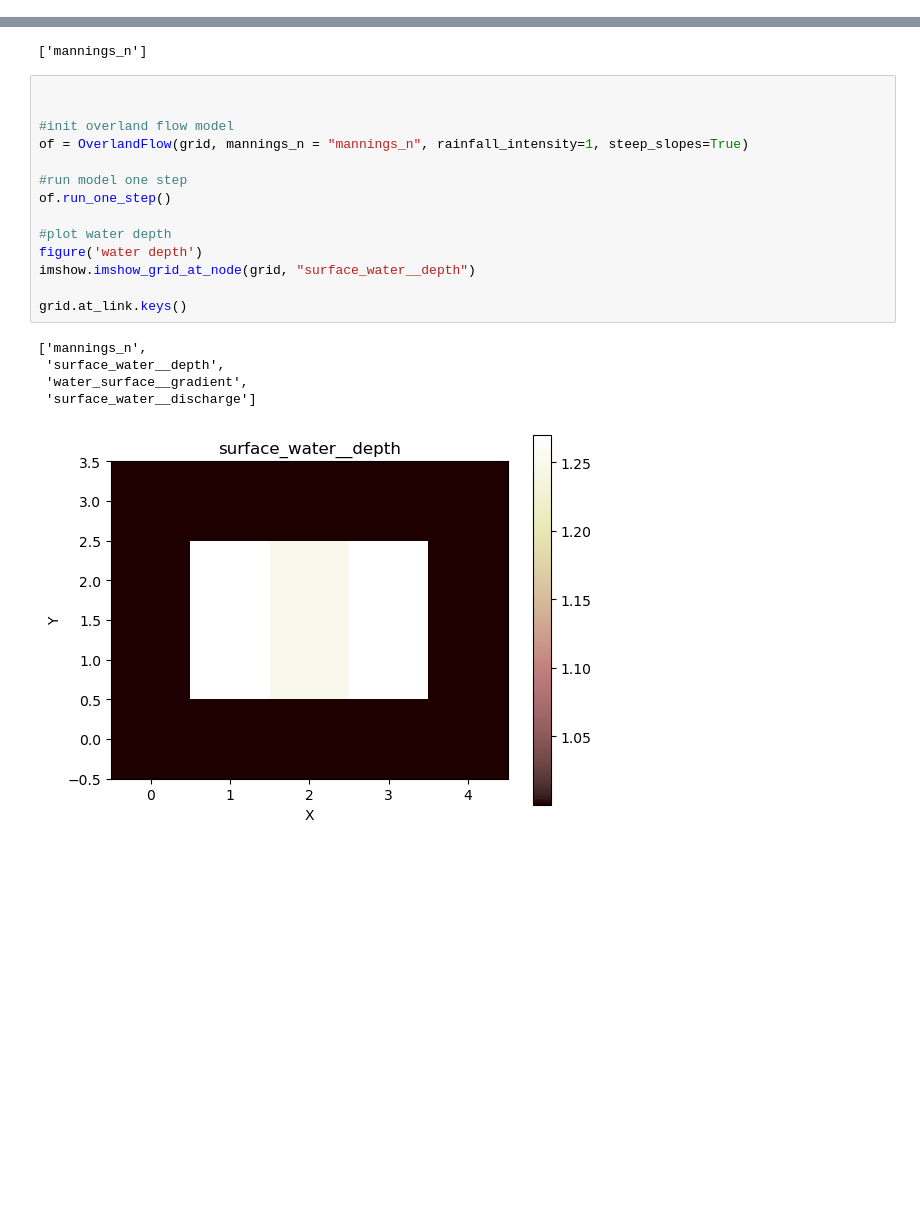
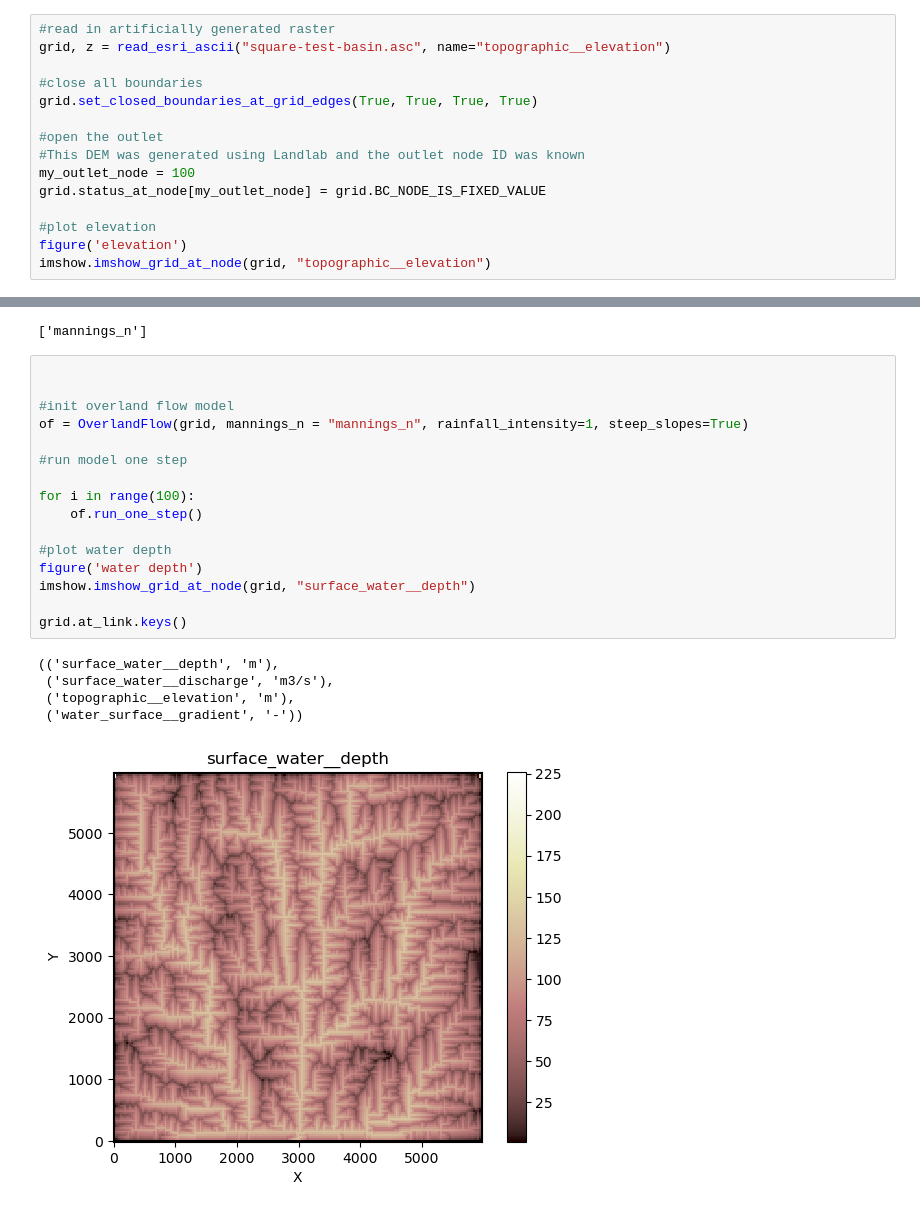
Before and after one commit to csdms-espin/Overland_flow_veg, a Jupyter notebook: overlandflow_scratch.ipynb, the cells around one changed output, grey strips where cells are left out. Drawn from its saved outputs; the diff is of its cells as text; blank space fills up the shorter version.

Commit message:
added raster

```diff
--- a/overlandflow_scratch.ipynb
+++ b/overlandflow_scratch.ipynb
@@ -26,0 +14,15 @@ imshow.imshow_grid_at_node(grid, "topographic__elevation")
+# %%
+#read in artificially generated raster
+grid, z = read_esri_ascii("square-test-basin.asc", name="topographic__elevation")
+
+#close all boundaries
+grid.set_closed_boundaries_at_grid_edges(True, True, True, True)
+
+#open the outlet
+#This DEM was generated using Landlab and the outlet node ID was known
+my_outlet_node = 100
+grid.status_at_node[my_outlet_node] = grid.BC_NODE_IS_FIXED_VALUE
+
+#plot elevation
+figure('elevation')
+imshow.imshow_grid_at_node(grid, "topographic__elevation")
@@ -60,20 +63,22 @@ grid.at_link.keys()
 # %%
 
 
 #init overland flow model
 of = OverlandFlow(grid, mannings_n = "mannings_n", rainfall_intensity=1, steep_slopes=True)
 
 #run model one step
-of.run_one_step()
+
+for i in range(100):
+    of.run_one_step()
 
 #plot water depth
 figure('water depth')
 imshow.imshow_grid_at_node(grid, "surface_water__depth")
 
 grid.at_link.keys()
 # %% [output]
-['mannings_n',
- 'surface_water__depth',
- 'water_surface__gradient',
- 'surface_water__discharge']
+(('surface_water__depth', 'm'),
+ ('surface_water__discharge', 'm3/s'),
+ ('topographic__elevation', 'm'),
+ ('water_surface__gradient', '-'))
-[figure, old version]
+[figure, new version]
```
Also changed, not shown: parts of 5 cells of this notebook.
